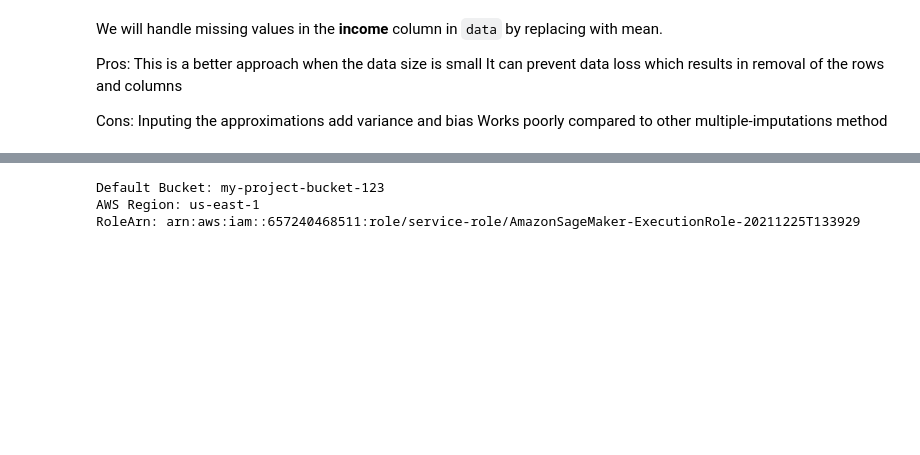
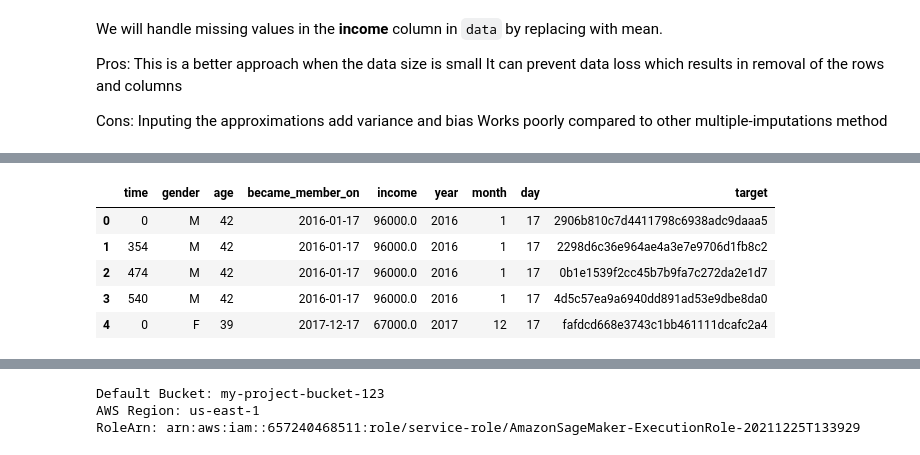
Before and after one commit to beauvilerobed/predict-consumer-responses, a Jupyter notebook: sagemaker.ipynb, the cells around one changed output, grey strips where cells are left out. Saved outputs shown, nothing was run; the diff lists cells and outputs as text; code cells hidden in the pictures; blank space fills up the shorter version.

```diff
--- a/sagemaker.ipynb
+++ b/sagemaker.ipynb
@@ -206,0 +231,10 @@ print(data)
+# %%
+data.drop('offer_id', inplace=True, axis=1)
+data.head()
+# %% [output]
+|  | time | gender | age | became_member_on | income | year | month | day | target |
+| 0 | 0 | M | 42 | 2016-01-17 | 96000.0 | 2016 | 1 | 17 | 2906b810c7d4411798c6938adc9daaa5 |
+| 1 | 354 | M | 42 | 2016-01-17 | 96000.0 | 2016 | 1 | 17 | 2298d6c36e964ae4a3e7e9706d1fb8c2 |
+| 2 | 474 | M | 42 | 2016-01-17 | 96000.0 | 2016 | 1 | 17 | 0b1e1539f2cc45b7b9fa7c272da2e1d7 |
+| 3 | 540 | M | 42 | 2016-01-17 | 96000.0 | 2016 | 1 | 17 | 4d5c57ea9a6940dd891ad53e9dbe8da0 |
+| 4 | 0 | F | 39 | 2017-12-17 | 67000.0 | 2017 | 12 | 17 | fafdcd668e3743c1bb461111dcafc2a4 |
```
Also changed, not shown: parts of 41 cells of this notebook, 4 other files.
